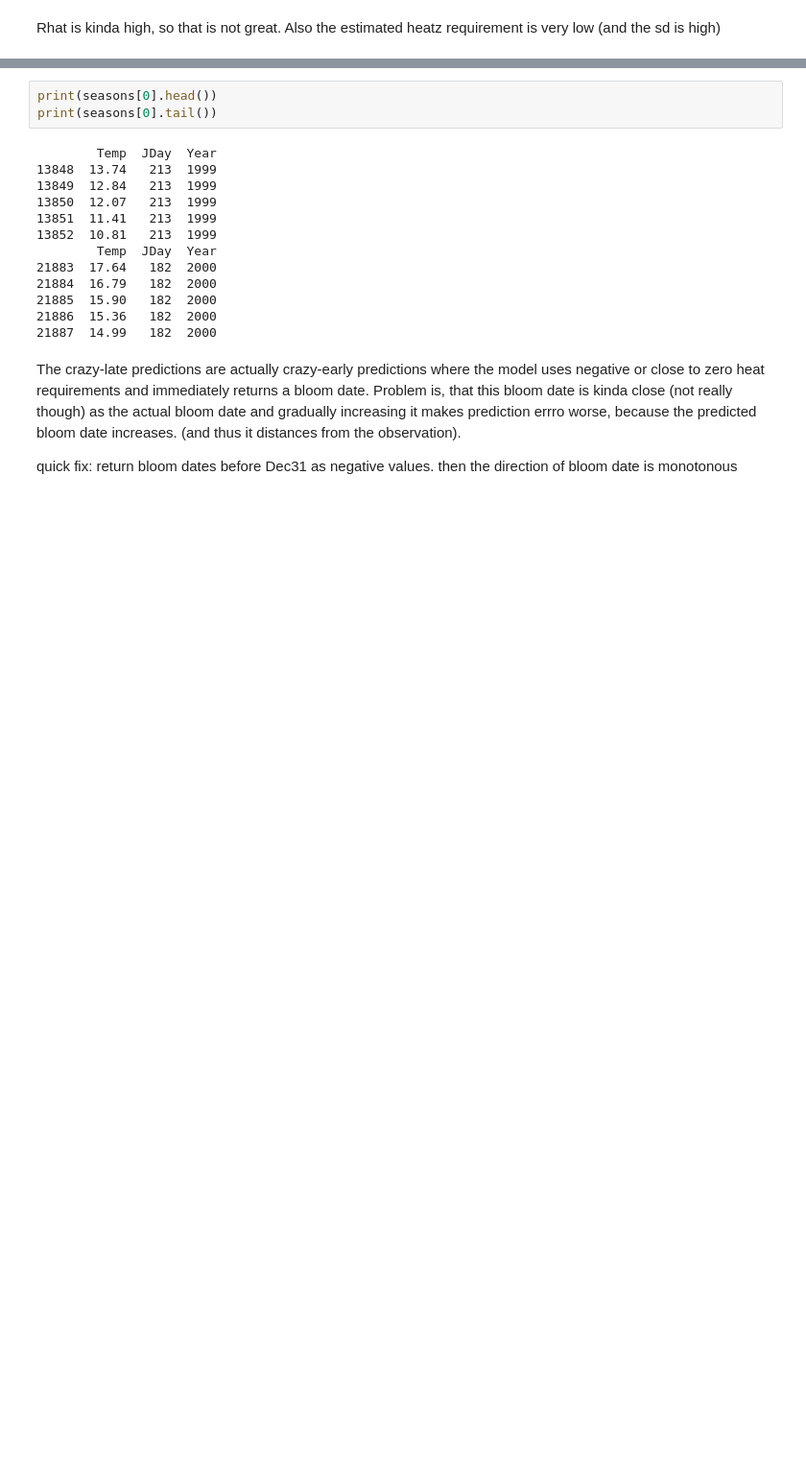
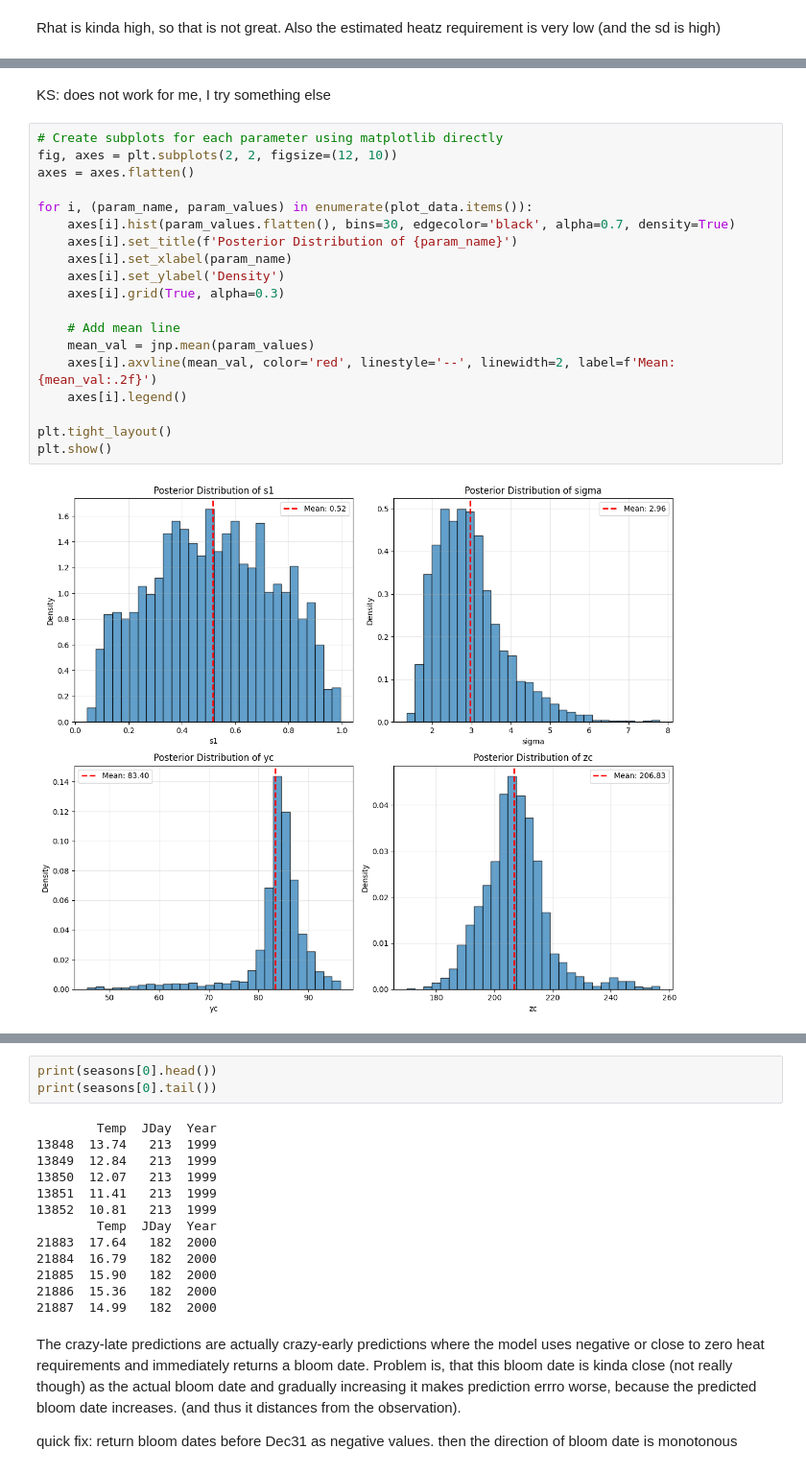
Before and after one commit to larscaspersen/phenoflex_meets_bayes, a Jupyter notebook: hybridmodel_phenoflex.ipynb, the cells around one changed output, grey strips where cells are left out. Shown at 96% size. Cells and saved outputs as stored; diff of their text form; blank space fills up the shorter version.

```diff
--- a/hybridmodel_phenoflex.ipynb
+++ b/hybridmodel_phenoflex.ipynb
@@ -1055,3 +1068,26 @@ az.plot_posterior(plot_data);
+# %% [markdown]
+KS: does not work for me, I try something else
+# %%
+# Create subplots for each parameter using matplotlib directly
+fig, axes = plt.subplots(2, 2, figsize=(12, 10))
+axes = axes.flatten()
+
+for i, (param_name, param_values) in enumerate(plot_data.items()):
+    axes[i].hist(param_values.flatten(), bins=30, edgecolor='black', alpha=0.7, density=True)
+    axes[i].set_title(f'Posterior Distribution of {param_name}')
+    axes[i].set_xlabel(param_name)
+    axes[i].set_ylabel('Density')
+    axes[i].grid(True, alpha=0.3)
+
+    # Add mean line
+    mean_val = jnp.mean(param_values)
+    axes[i].axvline(mean_val, color='red', linestyle='--', linewidth=2, label=f'Mean: {mean_val:.2f}')
+    axes[i].legend()
+
+plt.tight_layout()
+plt.show()
+# %% [output]
+[figure, added]
 # %%
 import matplotlib.pyplot as plt
 import seaborn as sns
```
Also changed, not shown: parts of 14 cells of this notebook.
